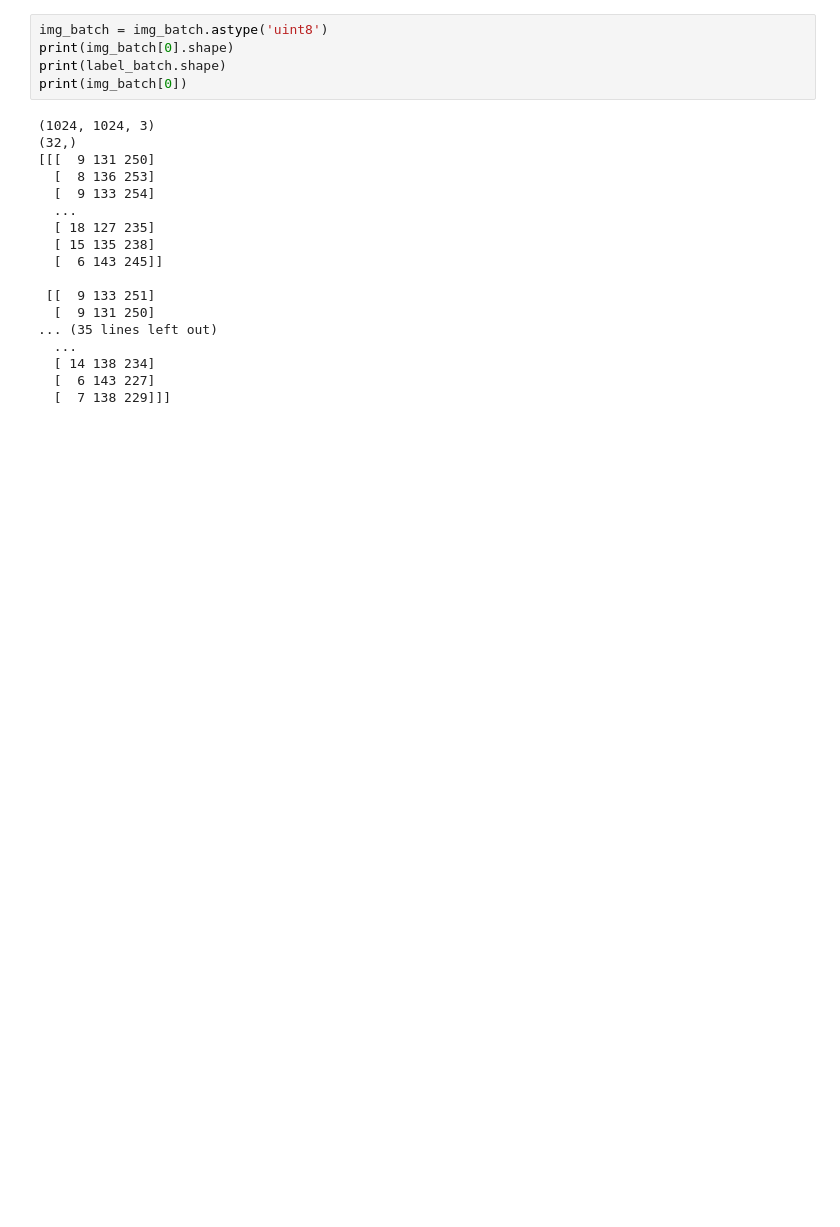
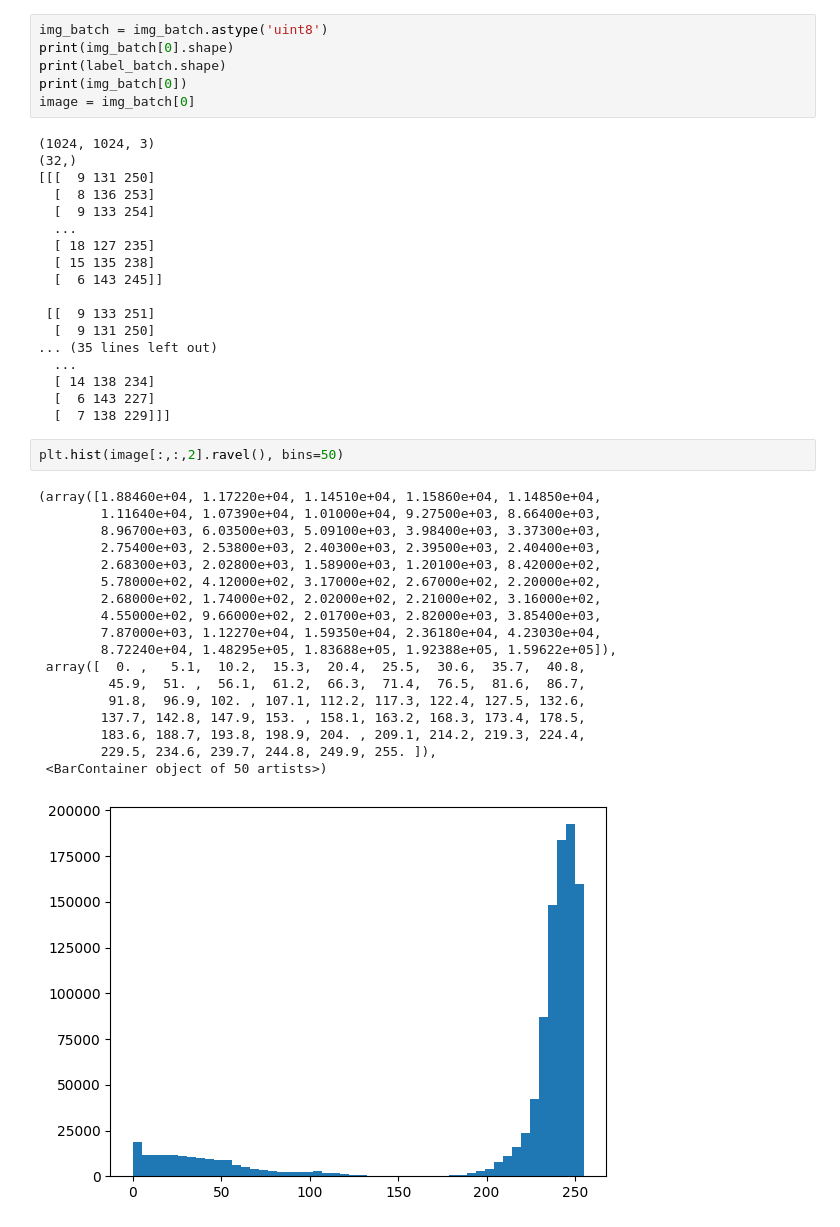
Before and after one commit to Niklas-Mezynski/fontys-cucumber-disease-ai-model, a Jupyter notebook: img_pre_processing_test.ipynb, the cells around one changed output. Saved outputs shown, nothing was run; the diff lists cells and outputs as text; blank space fills up the shorter version.

```diff
--- a/img_pre_processing_test.ipynb
+++ b/img_pre_processing_test.ipynb
@@ -59,6 +60,7 @@ img_batch = img_batch.astype('uint8')
 print(img_batch[0].shape)
 print(label_batch.shape)
 print(img_batch[0])
+image = img_batch[0]
 # %% [output]
 (1024, 1024, 3)
 (32,)
@@ -77,3 +79,24 @@ print(img_batch[0])
   [ 14 138 234]
   [  6 143 227]
   [  7 138 229]]]
+# %%
+plt.hist(image[:,:,2].ravel(), bins=50)
+# %% [output]
+(array([1.88460e+04, 1.17220e+04, 1.14510e+04, 1.15860e+04, 1.14850e+04,
+        1.11640e+04, 1.07390e+04, 1.01000e+04, 9.27500e+03, 8.66400e+03,
+        8.96700e+03, 6.03500e+03, 5.09100e+03, 3.98400e+03, 3.37300e+03,
+        2.75400e+03, 2.53800e+03, 2.40300e+03, 2.39500e+03, 2.40400e+03,
+        2.68300e+03, 2.02800e+03, 1.58900e+03, 1.20100e+03, 8.42000e+02,
+        5.78000e+02, 4.12000e+02, 3.17000e+02, 2.67000e+02, 2.20000e+02,
+        2.68000e+02, 1.74000e+02, 2.02000e+02, 2.21000e+02, 3.16000e+02,
+        4.55000e+02, 9.66000e+02, 2.01700e+03, 2.82000e+03, 3.85400e+03,
+        7.87000e+03, 1.12270e+04, 1.59350e+04, 2.36180e+04, 4.23030e+04,
+        8.72240e+04, 1.48295e+05, 1.83688e+05, 1.92388e+05, 1.59622e+05]),
+ array([  0. ,   5.1,  10.2,  15.3,  20.4,  25.5,  30.6,  35.7,  40.8,
+         45.9,  51. ,  56.1,  61.2,  66.3,  71.4,  76.5,  81.6,  86.7,
+         91.8,  96.9, 102. , 107.1, 112.2, 117.3, 122.4, 127.5, 132.6,
+        137.7, 142.8, 147.9, 153. , 158.1, 163.2, 168.3, 173.4, 178.5,
+        183.6, 188.7, 193.8, 198.9, 204. , 209.1, 214.2, 219.3, 224.4,
+        229.5, 234.6, 239.7, 244.8, 249.9, 255. ]),
+ <BarContainer object of 50 artists>)
+[figure, added]
```
Also changed, not shown: parts of 3 cells of this notebook.
